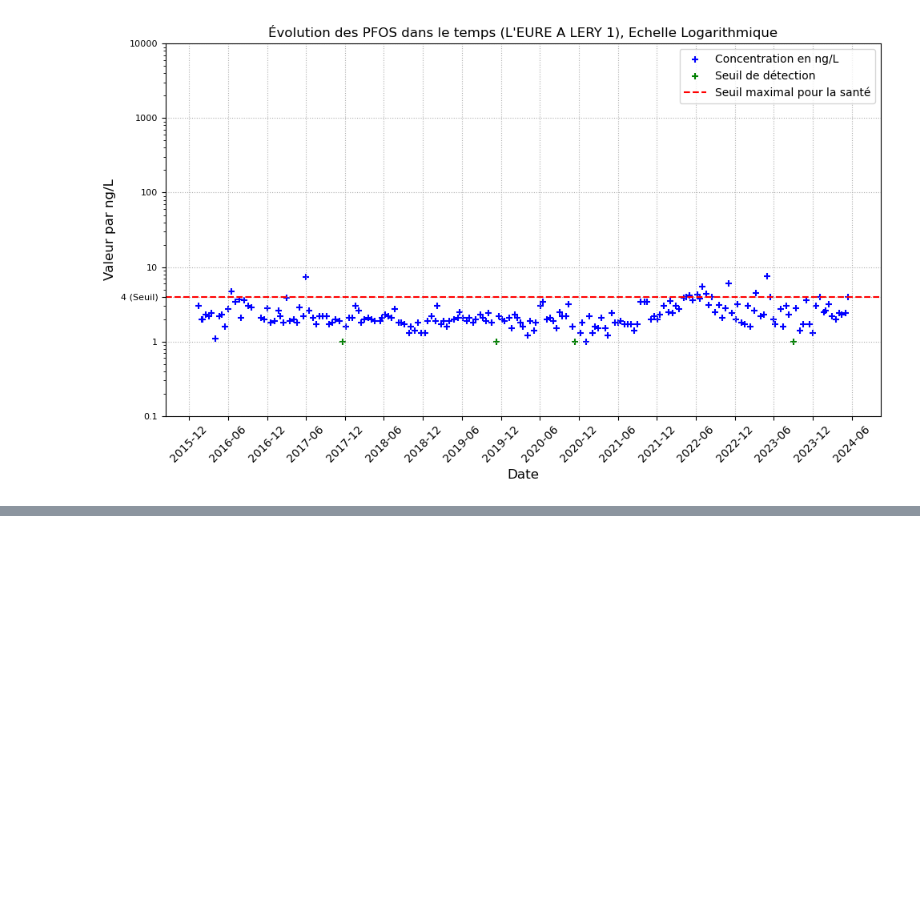
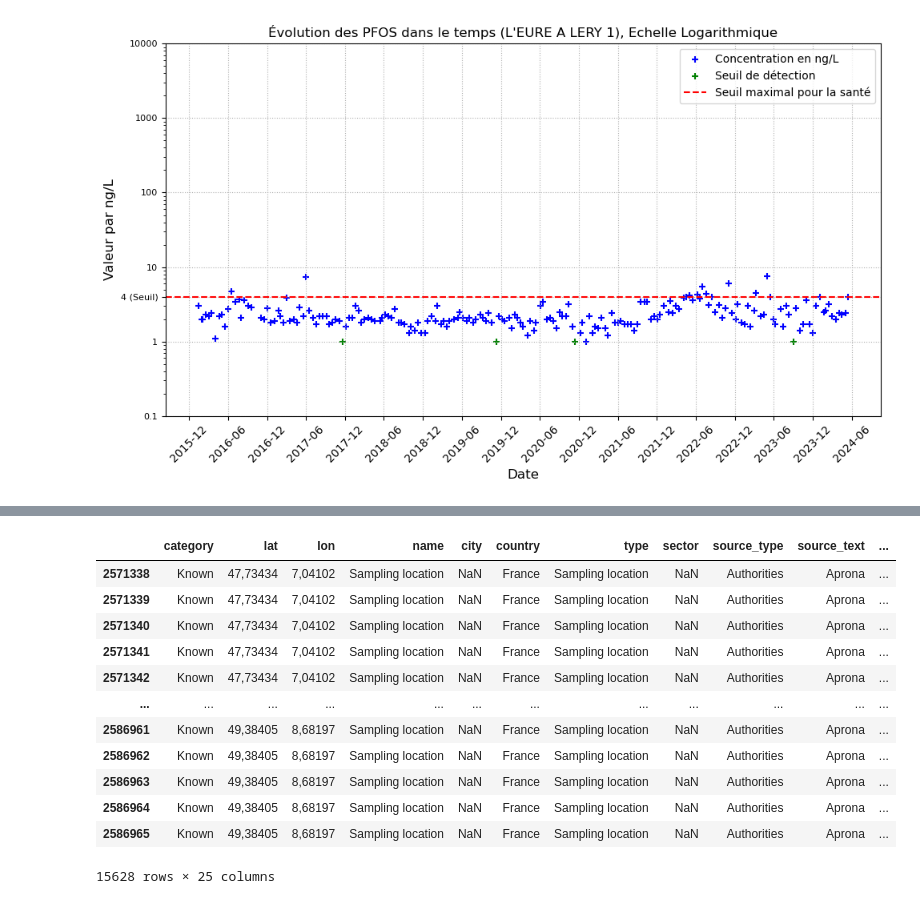
Before and after one commit to Pokrhum/PSAM, a Jupyter notebook: Psam2.ipynb, the cells around one changed output, grey strips where cells are left out. Saved outputs shown, nothing was run; the diff lists cells and outputs as text; code cells hidden in the pictures; blank space fills up the shorter version.

```diff
--- a/Psam2.ipynb
+++ b/Psam2.ipynb
@@ -279,2 +298,5 @@ Carte enregistrée sous 'carte_sites_pfos_france.html
 # %%
 PFOS_29_map.to_csv('PFOS_29_map.csv', index=False)
+# %%
+df_france = df[df['country'] == "France"]
+df_france['dataset_id'].value_counts()
@@ -280,0 +313,17 @@ PFOS_29_map.to_csv('PFOS_29_map.csv', index=False)
+# %%
+df_france_31 = df_france.loc[(df_france['dataset_id'] == 31)]
+df_france_31
+# %% [output]
+|  | category | lat | lon | name | city | country | type | sector | source_type | source_text | ... |
+| 2571338 | Known | 47,73434 | 7,04102 | Sampling location | NaN | France | Sampling location | NaN | Authorities | Aprona | ... |
+| 2571339 | Known | 47,73434 | 7,04102 | Sampling location | NaN | France | Sampling location | NaN | Authorities | Aprona | ... |
+| 2571340 | Known | 47,73434 | 7,04102 | Sampling location | NaN | France | Sampling location | NaN | Authorities | Aprona | ... |
+| 2571341 | Known | 47,73434 | 7,04102 | Sampling location | NaN | France | Sampling location | NaN | Authorities | Aprona | ... |
+| 2571342 | Known | 47,73434 | 7,04102 | Sampling location | NaN | France | Sampling location | NaN | Authorities | Aprona | ... |
+| ... | ... | ... | ... | ... | ... | ... | ... | ... | ... | ... | ... |
+| 2586961 | Known | 49,38405 | 8,68197 | Sampling location | NaN | France | Sampling location | NaN | Authorities | Aprona | ... |
+| 2586962 | Known | 49,38405 | 8,68197 | Sampling location | NaN | France | Sampling location | NaN | Authorities | Aprona | ... |
+| 2586963 | Known | 49,38405 | 8,68197 | Sampling location | NaN | France | Sampling location | NaN | Authorities | Aprona | ... |
+| 2586964 | Known | 49,38405 | 8,68197 | Sampling location | NaN | France | Sampling location | NaN | Authorities | Aprona | ... |
+| 2586965 | Known | 49,38405 | 8,68197 | Sampling location | NaN | France | Sampling location | NaN | Authorities | Aprona | ... |
+15628 rows × 25 columns
```
Also changed, not shown: parts of 6 cells of this notebook, 3 other files.
